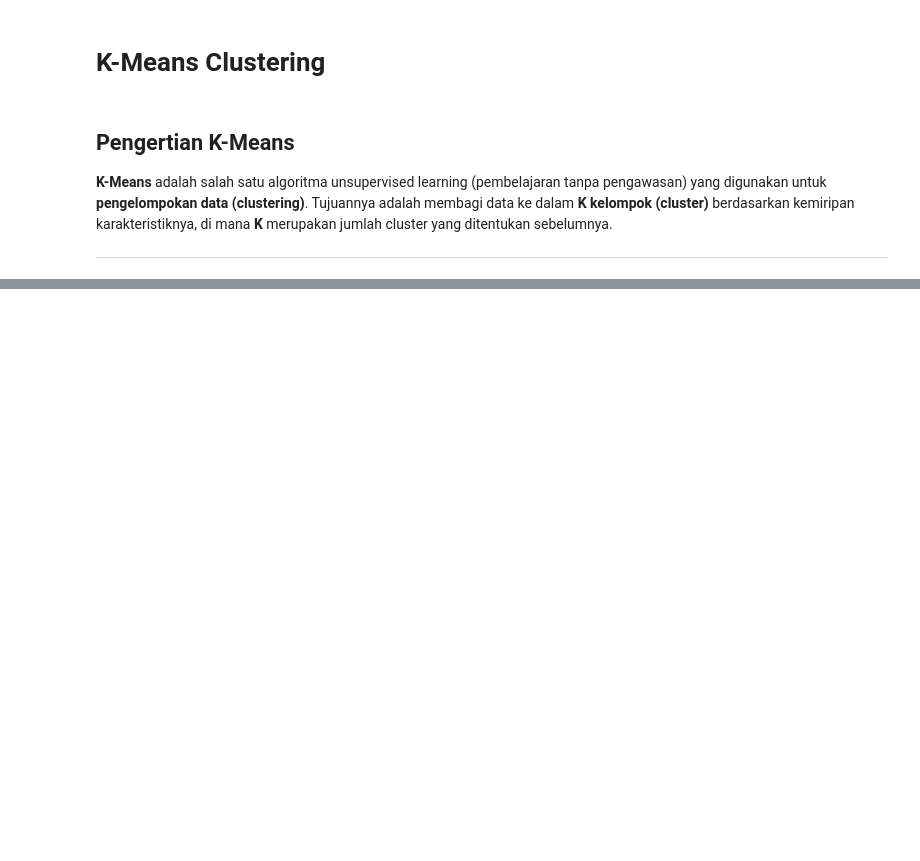
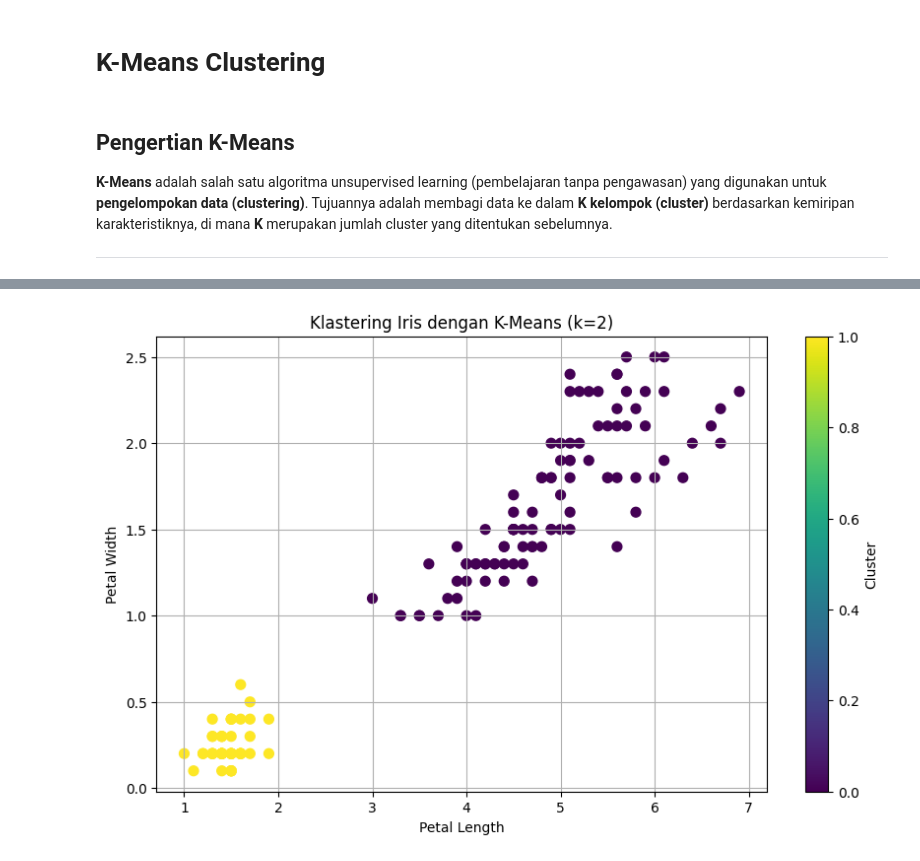
Before and after one commit to Zulfri-23-176/tryPendat, a Jupyter notebook: pendat/K-Means.ipynb, the cells around one changed output, grey strips where cells are left out. Saved outputs shown, nothing was run; the diff lists cells and outputs as text; code cells hidden in the pictures; blank space fills up the shorter version.

```diff
--- a/pendat/K-Means.ipynb
+++ b/pendat/K-Means.ipynb
@@ -65,0 +152,4 @@ df.head()
+# %%
+# Menambahkan label klaster ke data asli
+df['cluster'] = best_kmeans.labels_
+df
@@ -65,0 +170,13 @@ df.head()
+# %%
+# Visualisasi klaster (contoh dengan 2 fitur)
+plt.figure(figsize=(10, 6))
+plt.scatter(data['petal length'], data['petal width'],
+            c=df['cluster'], cmap='viridis', s=50)
+plt.xlabel('Petal Length')
+plt.ylabel('Petal Width')
+plt.title(f'Klastering Iris dengan K-Means (k={best_k})')
+plt.colorbar(label='Cluster')
+plt.grid()
+plt.show()
+# %% [output]
+[figure, added]
```
Also changed, not shown: parts of 13 cells of this notebook.
